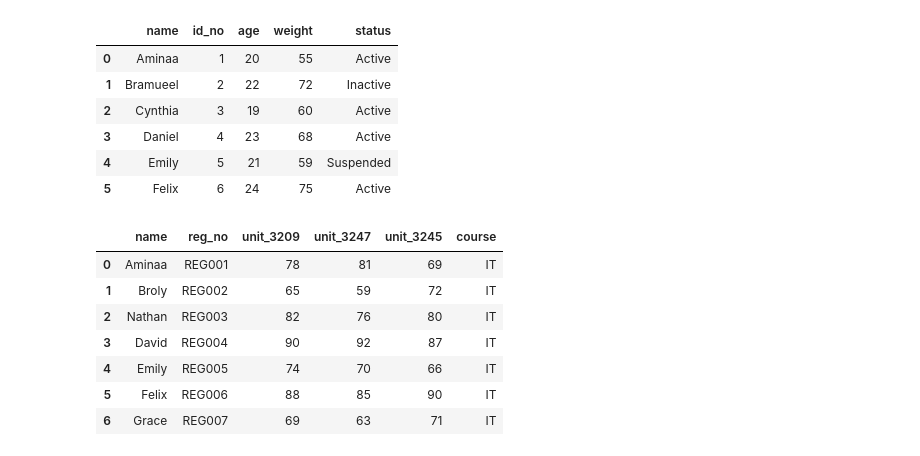
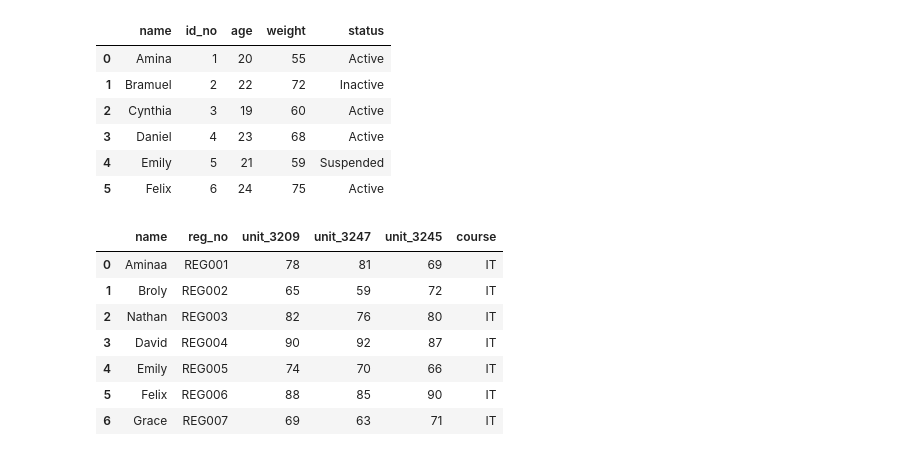
Before and after one commit to Clinton1029/Merging_data, a Jupyter notebook: Merging_data.ipynb, the cells around one changed output. Cells and saved outputs as stored; diff of their text form; code cells hidden in the pictures.

```diff
--- a/Merging_data.ipynb
+++ b/Merging_data.ipynb
@@ -3,20 +3,20 @@
 # %%
 import pandas as pd
 
 data1={
-    "name": ["Aminaa", "Bramueel", "Cynthia", "Daniel", "Emily", "Felix", "Grace"],
+    "name": ["Amina", "Bramuel", "Cynthia", "Daniel", "Emily", "Felix", "Grace"],
     "id_no": ["1", "2", "3", "4", "5", "6", "7"],
     "age": [20, 22, 19, 23, 21, 24, 18],
     "weight": [55, 72, 60, 68, 59, 75, 53],
     "status": ["Active", "Inactive", "Active", "Active", "Suspended", "Active", "Inactive"]
 }
 df_studio = pd.DataFrame(data1)
 
 df_studio.head(6)
 # %% [output]
 |  | name | id_no | age | weight | status |
-| 0 | Aminaa | 1 | 20 | 55 | Active |
-| 1 | Bramueel | 2 | 22 | 72 | Inactive |
+| 0 | Amina | 1 | 20 | 55 | Active |
+| 1 | Bramuel | 2 | 22 | 72 | Inactive |
 | 2 | Cynthia | 3 | 19 | 60 | Active |
 | 3 | Daniel | 4 | 23 | 68 | Active |
 | 4 | Emily | 5 | 21 | 59 | Suspended |
```
